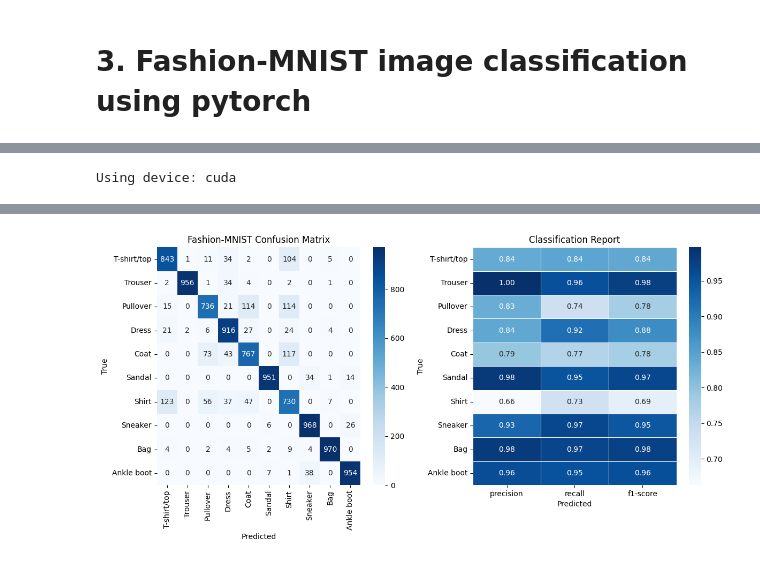
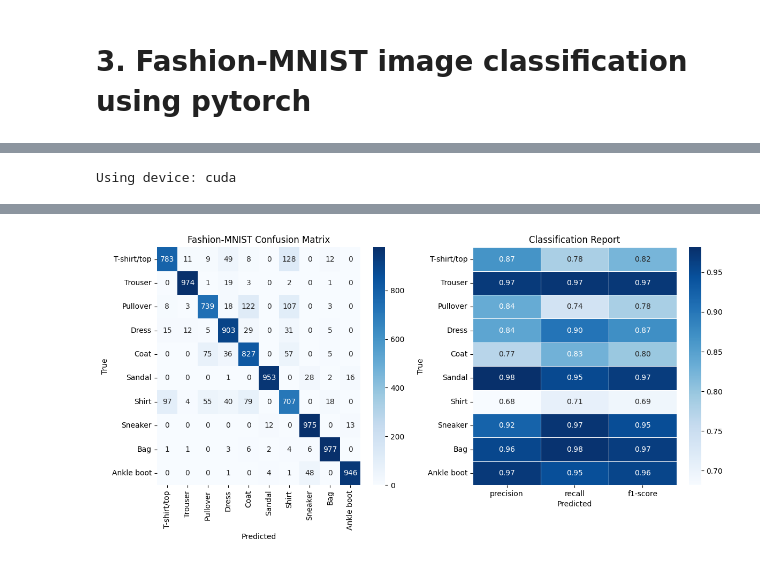
Before and after one commit to Shinyhunter95/math-data-science-course-Project3, a Jupyter notebook: project3.ipynb, the cells around one changed output, grey strips where cells are left out. Cells and saved outputs as stored; diff of their text form; code cells hidden in the pictures.

```diff
--- a/project3.ipynb
+++ b/project3.ipynb
@@ -547,6 +531,9 @@ from sklearn.metrics import confusion_matrix, classification_report, accuracy_sc
 # In colab, you should ``change runtime type'' to GPU.
 device = torch.device("cuda" if torch.cuda.is_available() else "cpu")
 print("Using device:", device)
+
+#I have commented out code that can be swapped in to change the model or the entire model can be commented out and one of two others
+#can be commented back in to generate figures that appear in the report. The last one that was run has been left. It was an AdamW test.
 
 #Define the Neural Network
 class FashionMLP(nn.Module):
@@ -590,8 +577,8 @@ model = FashionMLP().to(device)
 
 criterion = nn.CrossEntropyLoss()
 #Optimization Method
-optimizer = Adam(model.parameters(), lr=1e-3)
-#optimizer = AdamW(model.parameters(), lr=1e-3)
+#optimizer = Adam(model.parameters(), lr=1e-3)
+optimizer = AdamW(model.parameters(), lr=1e-3)
 
 #Training loop
 def train_model(model, train_loader, val_loader, epochs=10):
@@ -634,8 +621,6 @@ def train_model(model, train_loader, val_loader, epochs=10):
 
 #Train the model
 train_model(model, train_loader, val_loader, epochs=10)
-
-### The following blocks of code can be uncommented to Training the model with the above model commented out to generate graphs with other methods.
 
 # #Using CNN and MaxPool2d Layers
 # class FashionCNN(nn.Module):
@@ -871 +856 @@ Test loss: 0.3416, Accuracy: 0.8791
-[figure, old version]
+[figure, new version]
```
Also changed, not shown: parts of 3 cells of this notebook.
